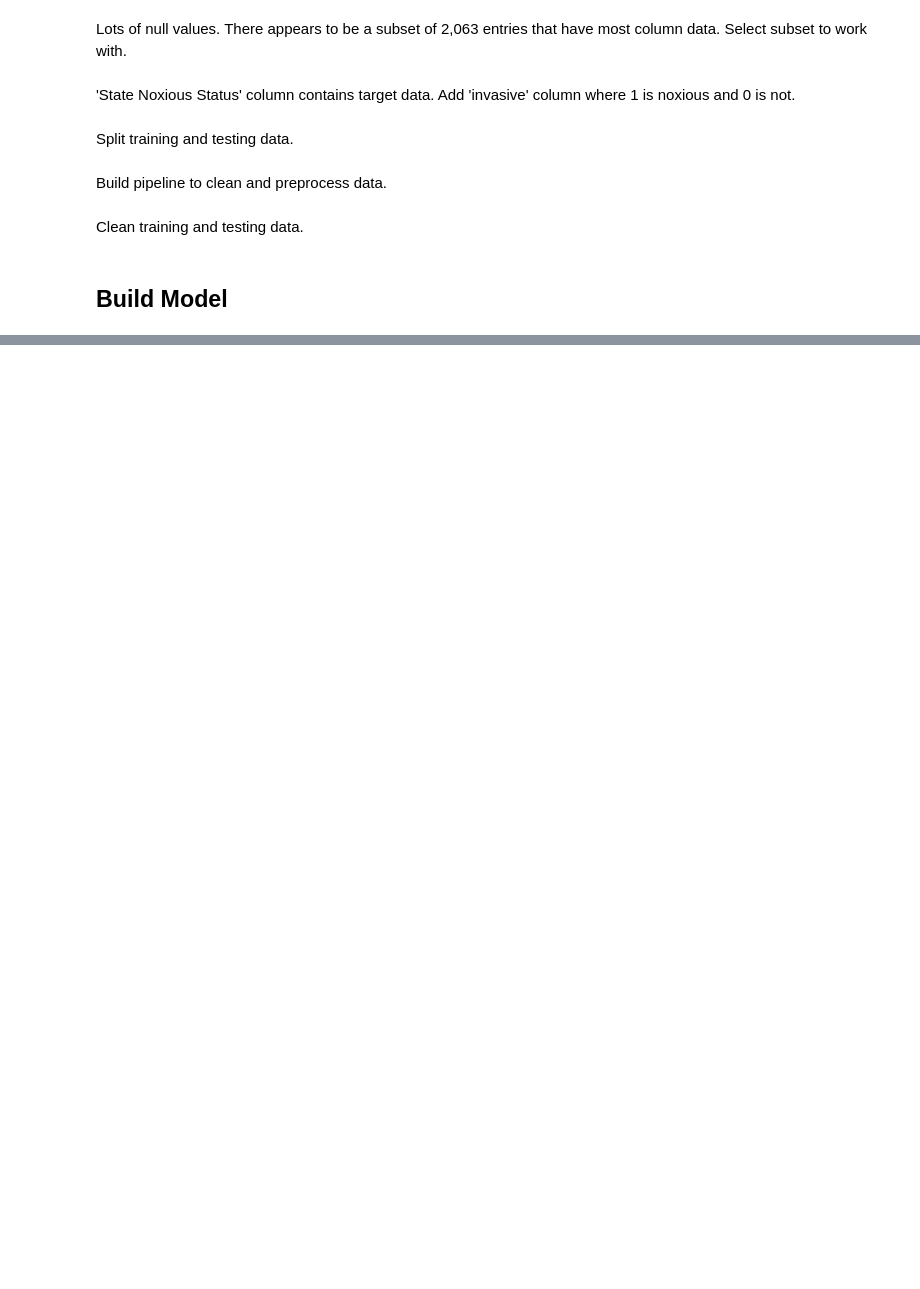
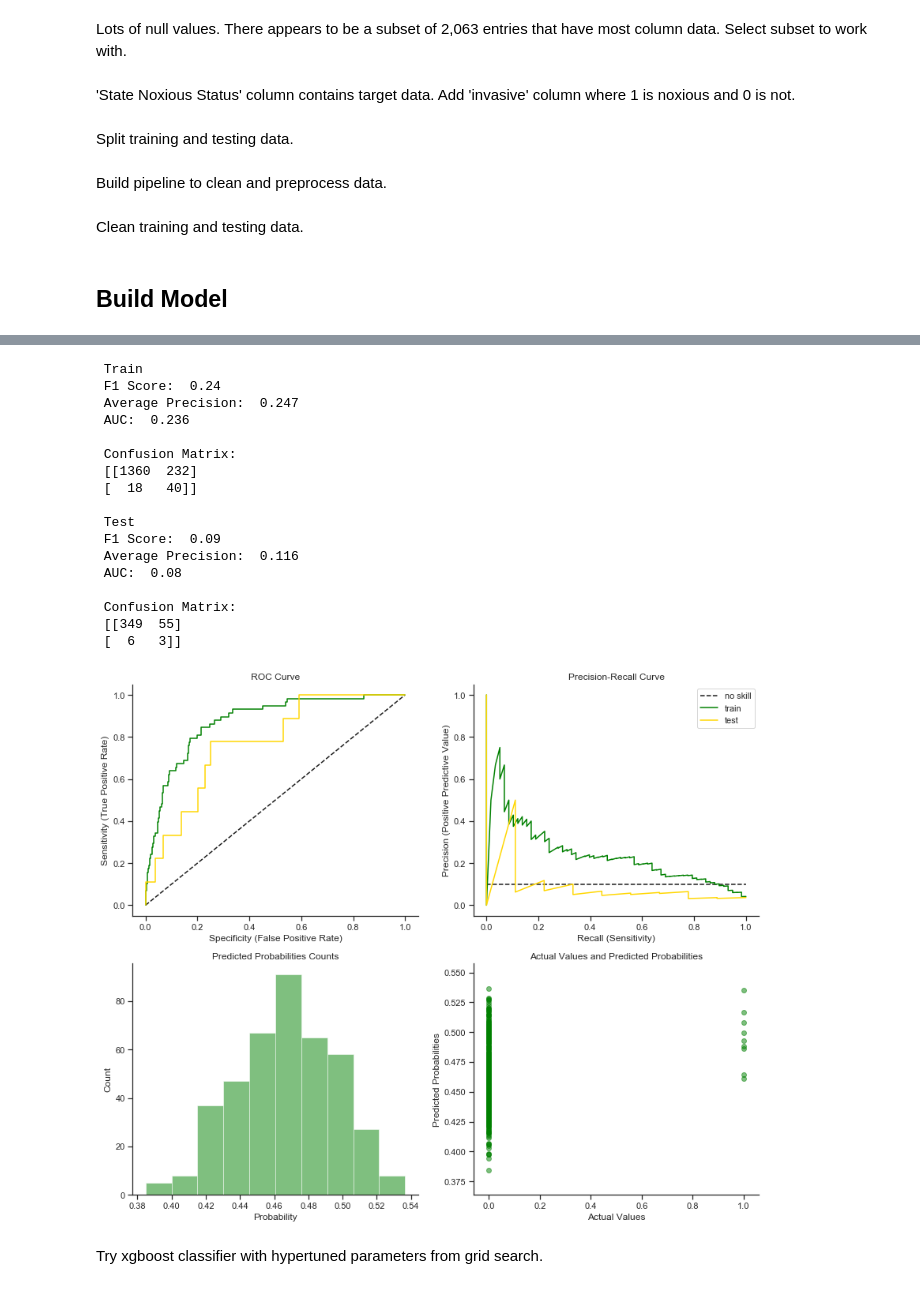
Before and after one commit to nkacoroski/dsc-3-final-project, a Jupyter notebook: student.ipynb, the cells around one changed output, grey strips where cells are left out. Drawn from its saved outputs; the diff is of its cells as text; code cells hidden in the pictures; blank space fills up the shorter version.

```diff
--- a/student.ipynb
+++ b/student.ipynb
@@ -391,0 +359,47 @@ h20 = H20
+# %%
+params = {'max_depth': [1, 2, 3, 5],
+          'min_samples_leaf': [1, 2, 5],
+          'min_samples_split': [2, 5, 10],
+          'max_features': ['auto','log2', 1, 2],
+          'max_leaf_nodes': [None, 2, 3, 5]}
+
+grdsrc = GridSearchCV(RandomForestClassifier(criterion='gini',
+                                             n_estimators=100,
+                                             random_state=42),
+                      param_grid=params,
+                      cv=5)
+
+grdsrc.fit(X_train_coefs, y_train)
+
+grdsrc.best_params_
+# %%
+rfc2 = RandomForestClassifier(n_estimators=1000,
+                             random_state=42,
+                             criterion='gini',
+                             max_depth=1, min_samples_leaf=1,
+                             min_samples_split=2, max_features='auto',
+                             max_leaf_nodes=None, class_weight='balanced')
+
+print_metrics(rfc, X_train_cdf, X_test_cdf, y_train, y_test)
+# ap=.18, auc=.172, ap=.225, auc=.211
+# %% [output]
+ Train
+ F1 Score:  0.24
+ Average Precision:  0.247
+ AUC:  0.236
+
+ Confusion Matrix:
+ [[1360  232]
+ [  18   40]]
+
+ Test
+ F1 Score:  0.09
+ Average Precision:  0.116
+ AUC:  0.08
+
+ Confusion Matrix:
+ [[349  55]
+ [  6   3]]
+[figure, added]
+# %% [markdown]
+Try xgboost classifier with hypertuned parameters from grid search.
```
Also changed, not shown: parts of 46 cells of this notebook, 2 other files.
